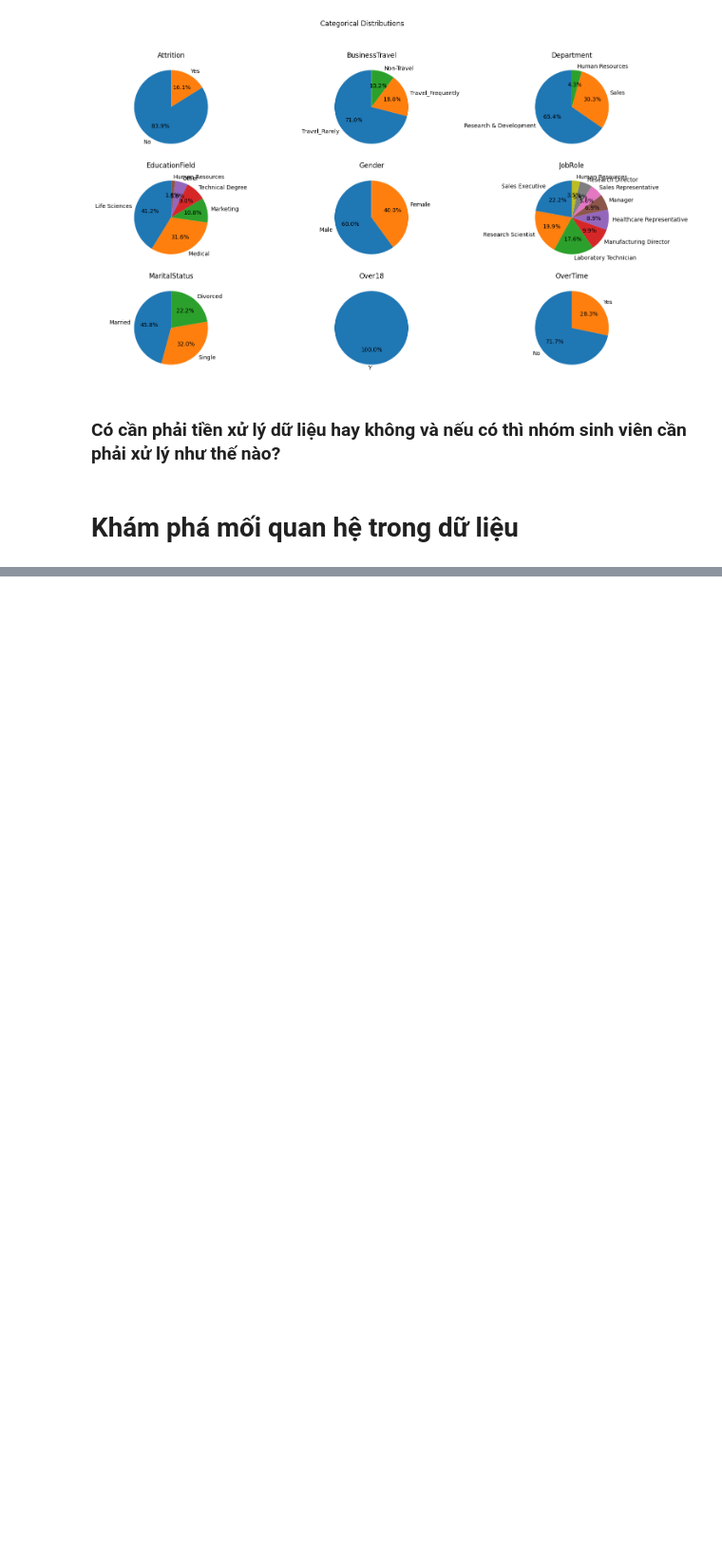
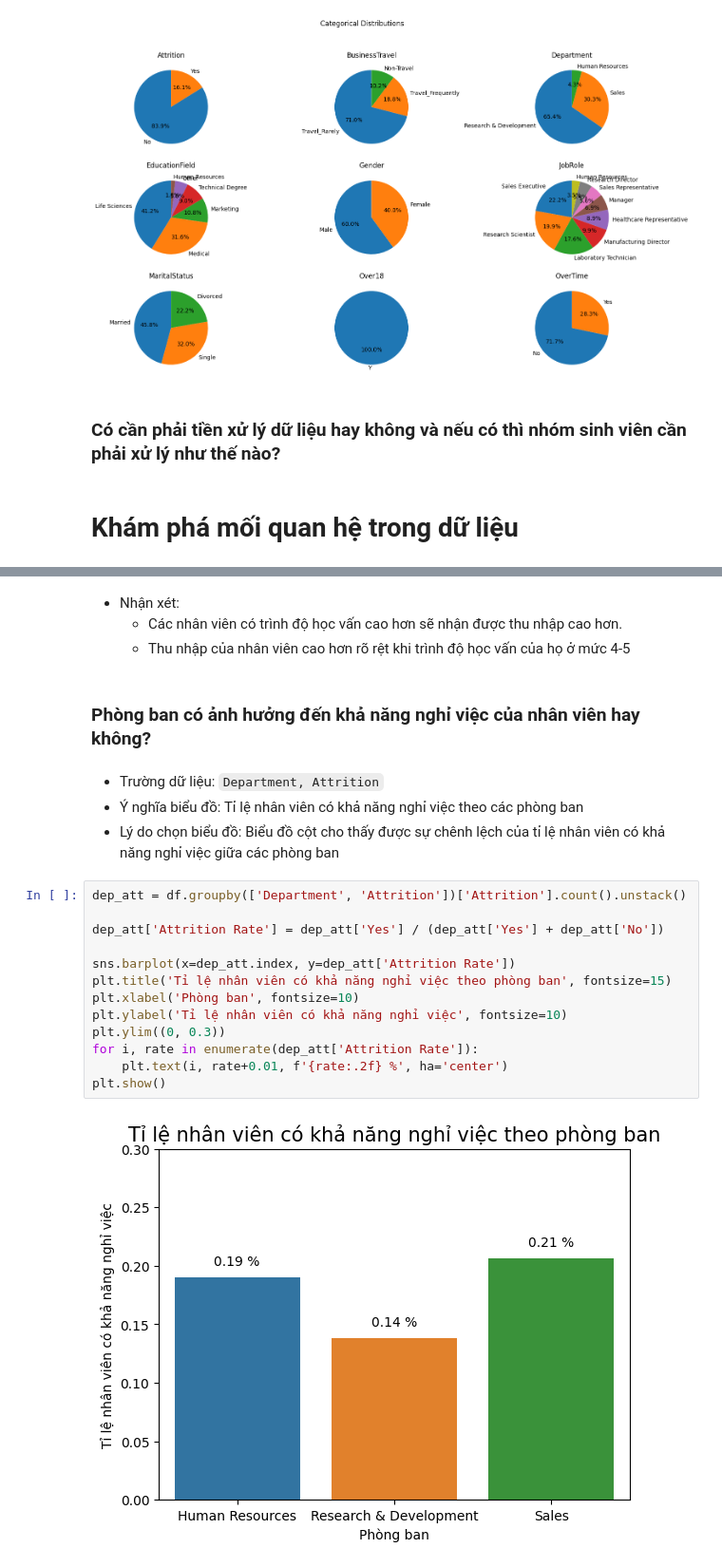
Before and after one commit to HuyHCMUS/DataVisualize-1, a Jupyter notebook: Vu.ipynb, the cells around one changed output, grey strips where cells are left out. Shown at 95% size. Drawn from its saved outputs; the diff is of its cells as text; blank space fills up the shorter version.

```diff
--- a/Vu.ipynb
+++ b/Vu.ipynb
@@ -262,0 +133,25 @@ The `ci` parameter is deprecated. Use `errorbar=('ci', 0)` for the same effect.
+# %% [markdown]
+* Nhận xét:
+  * Các nhân viên có trình độ học vấn cao hơn sẽ nhận được thu nhập cao hơn.
+  * Thu nhập của nhân viên cao hơn rõ rệt khi trình độ học vấn của họ ở mức 4-5
+# %% [markdown]
+### Phòng ban có ảnh hưởng đến khả năng nghỉ việc của nhân viên hay không?
+# %% [markdown]
+* Trường dữ liệu: `Department, Attrition`
+* Ý nghĩa biểu đồ: Tỉ lệ nhân viên có khả năng nghỉ việc theo các phòng ban
+* Lý do chọn biểu đồ: Biểu đồ cột cho thấy được sự chênh lệch của tỉ lệ nhân viên có khả năng nghỉ việc giữa các phòng ban
+# %%
+dep_att = df.groupby(['Department', 'Attrition'])['Attrition'].count().unstack()
+
+dep_att['Attrition Rate'] = dep_att['Yes'] / (dep_att['Yes'] + dep_att['No'])
+
+sns.barplot(x=dep_att.index, y=dep_att['Attrition Rate'])
+plt.title('Tỉ lệ nhân viên có khả năng nghỉ việc theo phòng ban', fontsize=15)
+plt.xlabel('Phòng ban', fontsize=10)
+plt.ylabel('Tỉ lệ nhân viên có khả năng nghỉ việc', fontsize=10)
+plt.ylim((0, 0.3))
+for i, rate in enumerate(dep_att['Attrition Rate']):
+    plt.text(i, rate+0.01, f'{rate:.2f} %', ha='center')
+plt.show()
+# %% [output]
+[figure, added]
```
Also changed, not shown: parts of 44 cells of this notebook.
